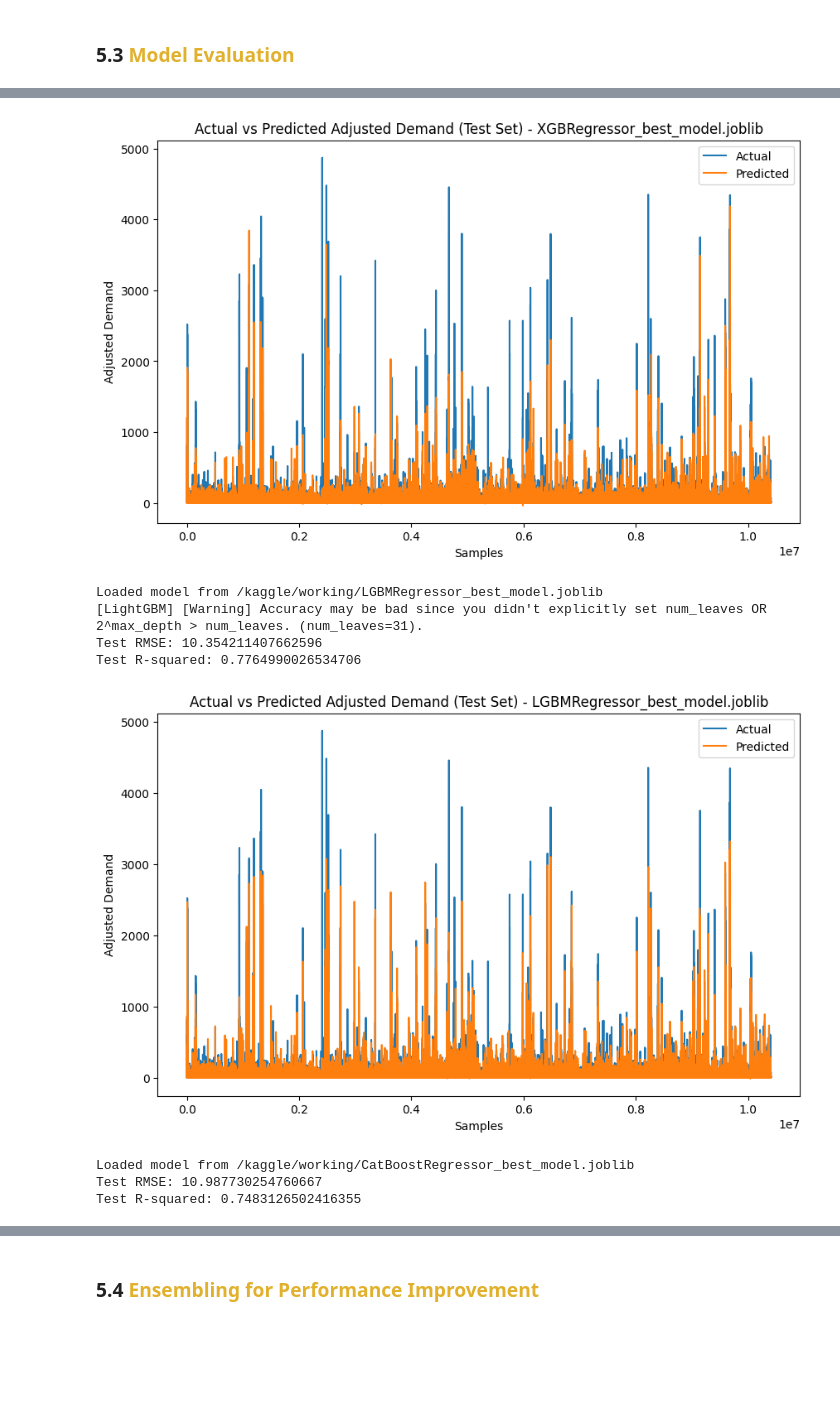
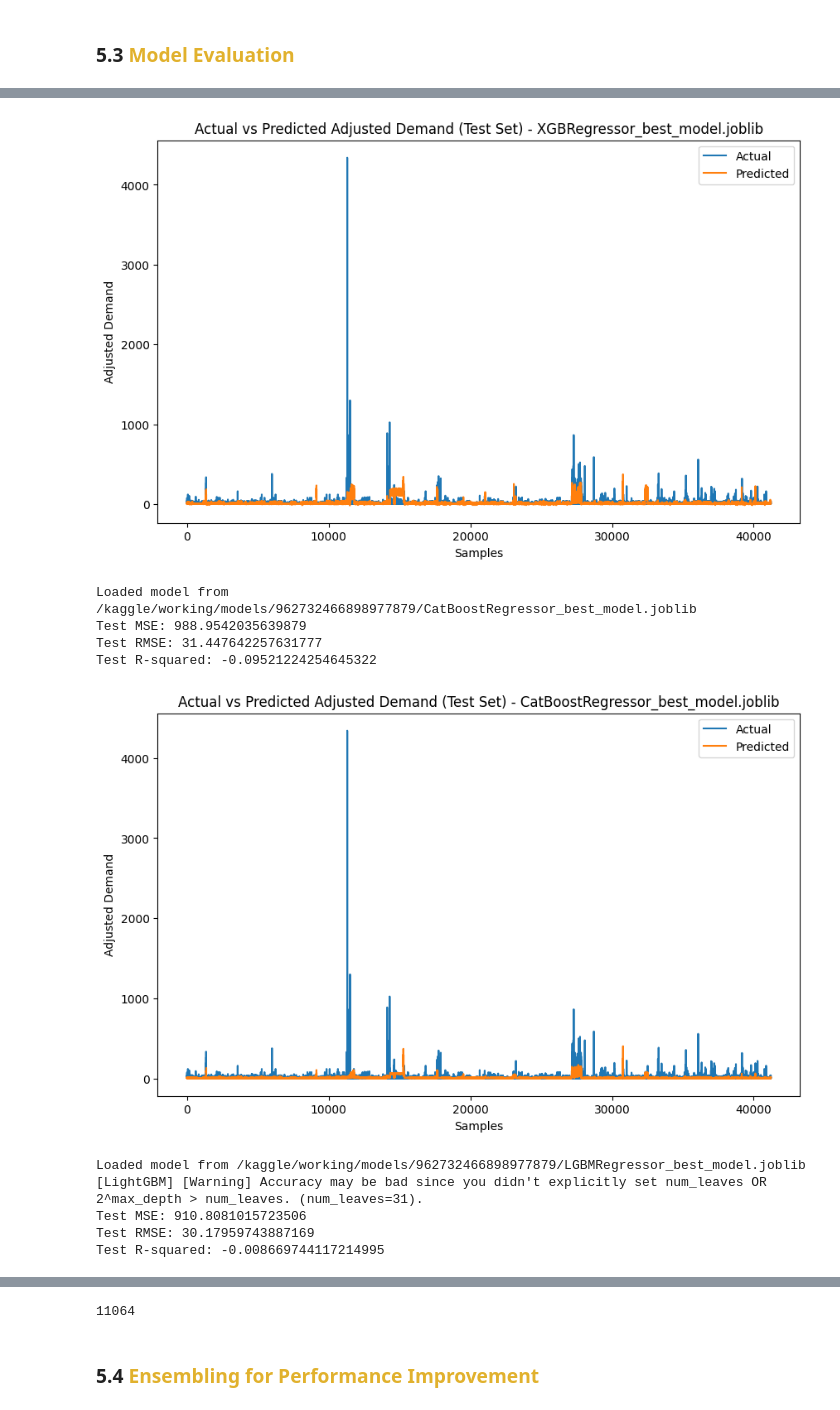
Before and after one commit to agshiv92/GrupoBimbo_InventoryDemand_Solutions, a Jupyter notebook: Group_Bimbo_modeling.ipynb, the cells around one changed output, grey strips where cells are left out. Drawn from its saved outputs; the diff is of its cells as text; code cells hidden in the pictures; blank space fills up the shorter version.

Commit message:
Kaggle Notebook | Group Bimbo Predictive Model | Version 8

```diff
--- a/Group_Bimbo_modeling.ipynb
+++ b/Group_Bimbo_modeling.ipynb
@@ -291,7 +309,7 @@ town_state_file = os.path.join(dir, 'town_state.csv.zip')
 
 # Load datasets
 train_df = pd.read_csv(train_file, compression='zip')
-# train_df = train_df.sample(frac=0.1, random_state=CFG.SEED)
+train_df = train_df.sample(frac=0.005, random_state=CFG.SEED)
 # client_df = pd.read_csv(client_file, compression='zip')
 # products_df = pd.read_csv(products_file, compression='zip')
 test_df = pd.read_csv(test_file, compression='zip')
@@ -528,0 +551,5 @@ Decreased by 28.6%
+# %%
+def sales_growth(df):
+    df['Sales_Growth_Rate'] = (df['Lagged_Demand_1'] - df['Lagged_Demand_2']) / df['Lagged_Demand_1']
+    return df
+train_df = sales_growth(train_df)
@@ -529 +558,7 @@ Decreased by 28.6%
+# %%
+def client_total_sales(df):
+    client_sales = df.groupby('Client_ID')['Lagged_Demand_1'].sum().reset_index().rename(columns={'Lagged_Demand_1': 'Total_Sales_per_Client'})
+    df = df.merge(client_sales, on='Client_ID', how='left')
+    return df
+train_df = client_total_sales(train_df)
 # %% [markdown]
@@ -648,8 +697,14 @@ def train_and_evaluate(model_config, X_train, y_train, save_best_model=True, sav
 
     return np.mean(cv_scores)
 # %%
+# Initiating for Experiment tracking
+# dagshub.init(CFG.DAGSHUB_REPO, CFG.DAGSHUB_REPO_OWNER, mlflow=True)
+mlflow.set_tracking_uri(CFG.MLFLOW_LOCAL_URI)
+experiment_id = get_or_create_experiment_id("nope")
+check_and_create_directory(CFG.MODEL_SAVE_PATH)
+check_and_create_directory(CFG.MLFLOW_LOCAL_URI)
 for model_name, model_config in CFG.MODELS.items():
     print(f"Training and evaluating model: {model_name}")
-    average_rmse = train_and_evaluate(model_config, X_train, y_train,CFG.MODEL_SAVE_PATH)
+    average_rmse = train_and_evaluate(model_config, X_train, y_train,experiment_id)
     print(f"Average RMSE for {model_name}: {average_rmse:.3f}")
 # %% [output]
@@ -674,14 +760,15 @@ Average RMSE for lightgbm: 11.249
 ### <b>5.3 <span style='color:#E1B12D'> Model Evaluation </span></b>
 # %%
 check = pd.DataFrame()
-def load_and_evaluate_models(model_directory, X_test, y_test):
+def load_and_evaluate_models(model_directory, X_test, y_test,experiment_id):
     """Evaluation the Performance of Various Model using Test Data"""
     # List all files in the model directory
-    model_files = [f for f in os.listdir(model_directory) if f.endswith('.joblib')]
+    print(os.listdir(os.path.join(model_directory,experiment_id)))
+    model_files = [f for f in os.listdir(os.path.join(model_directory,experiment_id)) if f.endswith('.joblib')]
     # Iterate over the found model files
     for model_file in model_files:
         # Load the model
-        model_path = os.path.join(model_directory, model_file)
+        model_path = os.path.join(model_directory, experiment_id, model_file)
         model = joblib.load(model_path)
         print(f"Loaded model from {model_path}")
 
@@ -708,7 +795,7 @@ def load_and_evaluate_models(model_directory, X_test, y_test):
     del model
 #     del y_test_pred
 model_directory = CFG.MODEL_SAVE_PATH
-load_and_evaluate_models(model_directory, X_test, y_test)
+load_and_evaluate_models(model_directory, X_test, y_test,experiment_id)
 # Cleanup after execution
 del X_train
 del y_train
@@ -720,9 +809,11 @@ Test R-squared: 0.7321936952354642
-[figure, old version]
+[figure, new version]
-Loaded model from /kaggle/working/LGBMRegressor_best_model.joblib
-[LightGBM] [Warning] Accuracy may be bad since you didn't explicitly set num_leaves OR 2^max_depth > num_leaves. (num_leaves=31).
-Test RMSE: 10.354211407662596
-Test R-squared: 0.7764990026534706
+Loaded model from /kaggle/working/models/962732466898977879/CatBoostRegressor_best_model.joblib
+Test MSE: 988.9542035639879
+Test RMSE: 31.447642257631777
+Test R-squared: -0.09521224254645322
-[figure, old version]
+[figure, new version]
-Loaded model from /kaggle/working/CatBoostRegressor_best_model.joblib
-Test RMSE: 10.987730254760667
-Test R-squared: 0.7483126502416355
+Loaded model from /kaggle/working/models/962732466898977879/LGBMRegressor_best_model.joblib
+[LightGBM] [Warning] Accuracy may be bad since you didn't explicitly set num_leaves OR 2^max_depth > num_leaves. (num_leaves=31).
+Test MSE: 910.8081015723506
+Test RMSE: 30.17959743887169
+Test R-squared: -0.008669744117214995
@@ -729,3 +821,4 @@ Test R-squared: 0.7483126502416355
+11064
 # %% [markdown]
 ### <b>5.4 <span style='color:#E1B12D'> Ensembling for Performance Improvement </span></b>
 # %%
```
Also changed, not shown: parts of 22 cells of this notebook.
